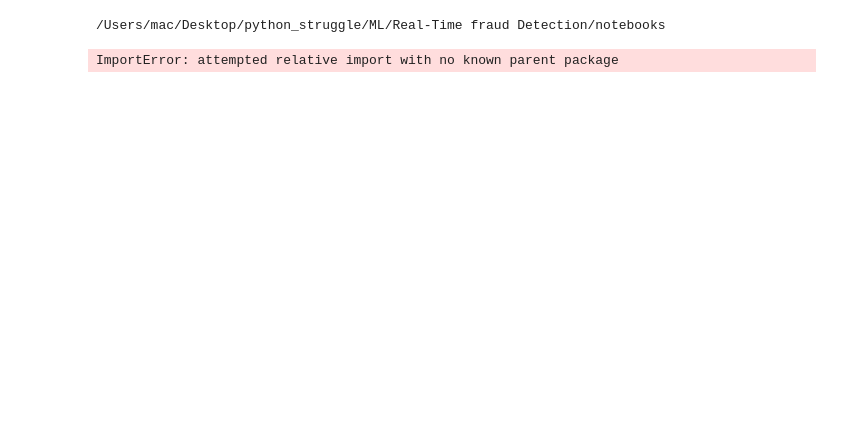
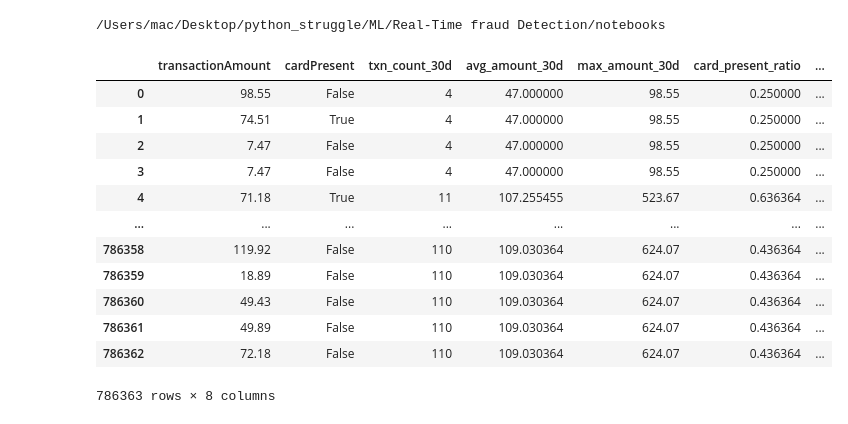
Before and after one commit to HELLRAISER3/Real-Time-fraud-Detection, a Jupyter notebook: notebooks/EDA.ipynb, the cells around one changed output. Drawn from its saved outputs; the diff is of its cells as text; code cells hidden in the pictures; blank space fills up the shorter version.

```diff
--- a/notebooks/EDA.ipynb
+++ b/notebooks/EDA.ipynb
@@ -8,14 +8,28 @@ import pandas as pd
 import numpy as np
 import matplotlib.pyplot as plt
 # %%
-def load_dataset(filepath: str = 'data/processed/custom_features.csv', ext: str = 'csv'):
+def load_dataset(filepath: str = '../data/training/training_dataset.csv', ext: str = 'csv'):
     if ext == 'csv':
         return pd.read_csv(filepath)
     if ext == 'parquet':
         return pd.read_parquet(filepath)
 
     return pd.DataFrame({"Exception" : "Wrong file extension"})
-# %% [output]
-ImportError: attempted relative import with no known parent package
 # %%
 df = load_dataset()
+# %%
+df
+# %% [output]
+|  | transactionAmount | cardPresent | txn_count_30d | avg_amount_30d | max_amount_30d | card_present_ratio | ... |
+| 0 | 98.55 | False | 4 | 47.000000 | 98.55 | 0.250000 | ... |
+| 1 | 74.51 | True | 4 | 47.000000 | 98.55 | 0.250000 | ... |
+| 2 | 7.47 | False | 4 | 47.000000 | 98.55 | 0.250000 | ... |
+| 3 | 7.47 | False | 4 | 47.000000 | 98.55 | 0.250000 | ... |
+| 4 | 71.18 | True | 11 | 107.255455 | 523.67 | 0.636364 | ... |
+| ... | ... | ... | ... | ... | ... | ... | ... |
+| 786358 | 119.92 | False | 110 | 109.030364 | 624.07 | 0.436364 | ... |
+| 786359 | 18.89 | False | 110 | 109.030364 | 624.07 | 0.436364 | ... |
+| 786360 | 49.43 | False | 110 | 109.030364 | 624.07 | 0.436364 | ... |
+| 786361 | 49.89 | False | 110 | 109.030364 | 624.07 | 0.436364 | ... |
+| 786362 | 72.18 | False | 110 | 109.030364 | 624.07 | 0.436364 | ... |
+786363 rows × 8 columns
```
Also changed, not shown: parts of 4 cells of this notebook, 4 other files.
